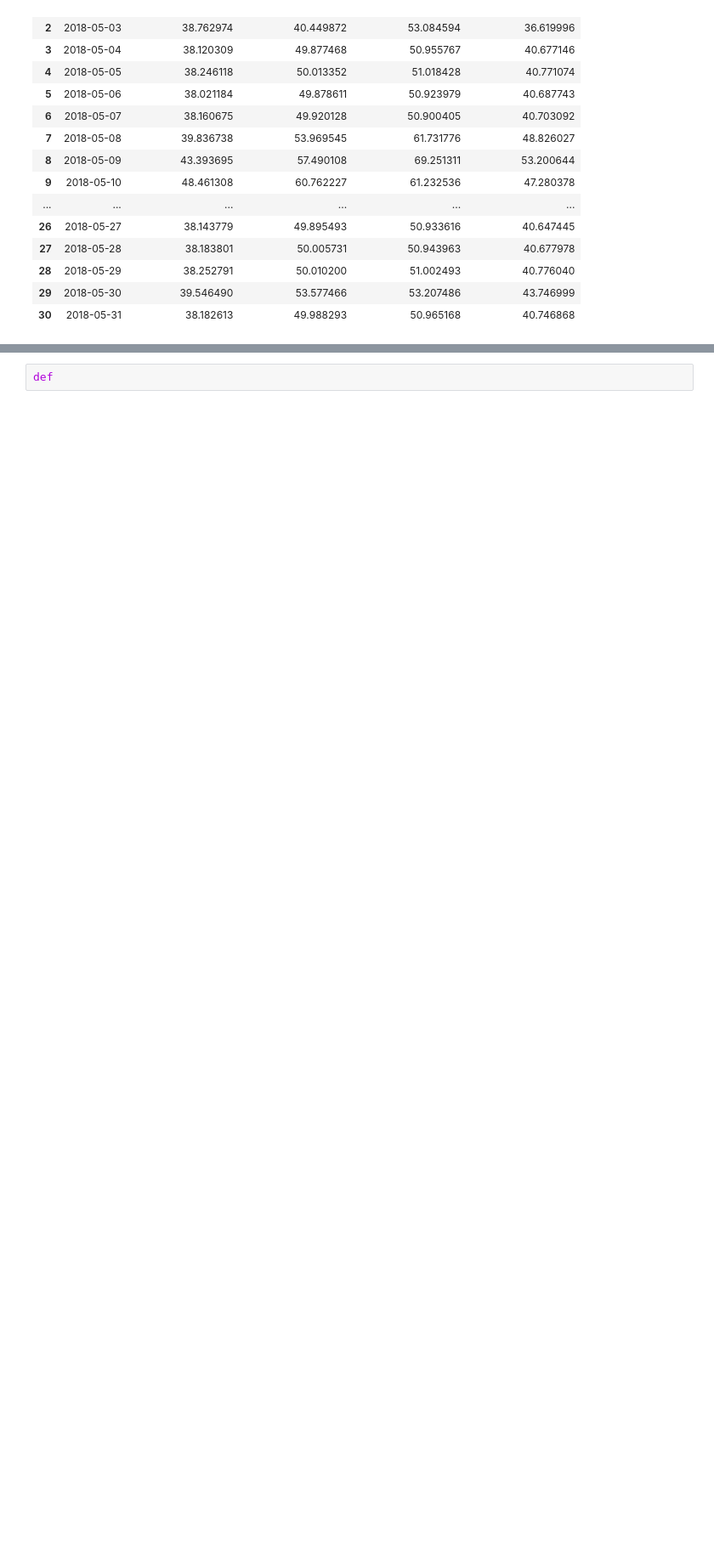
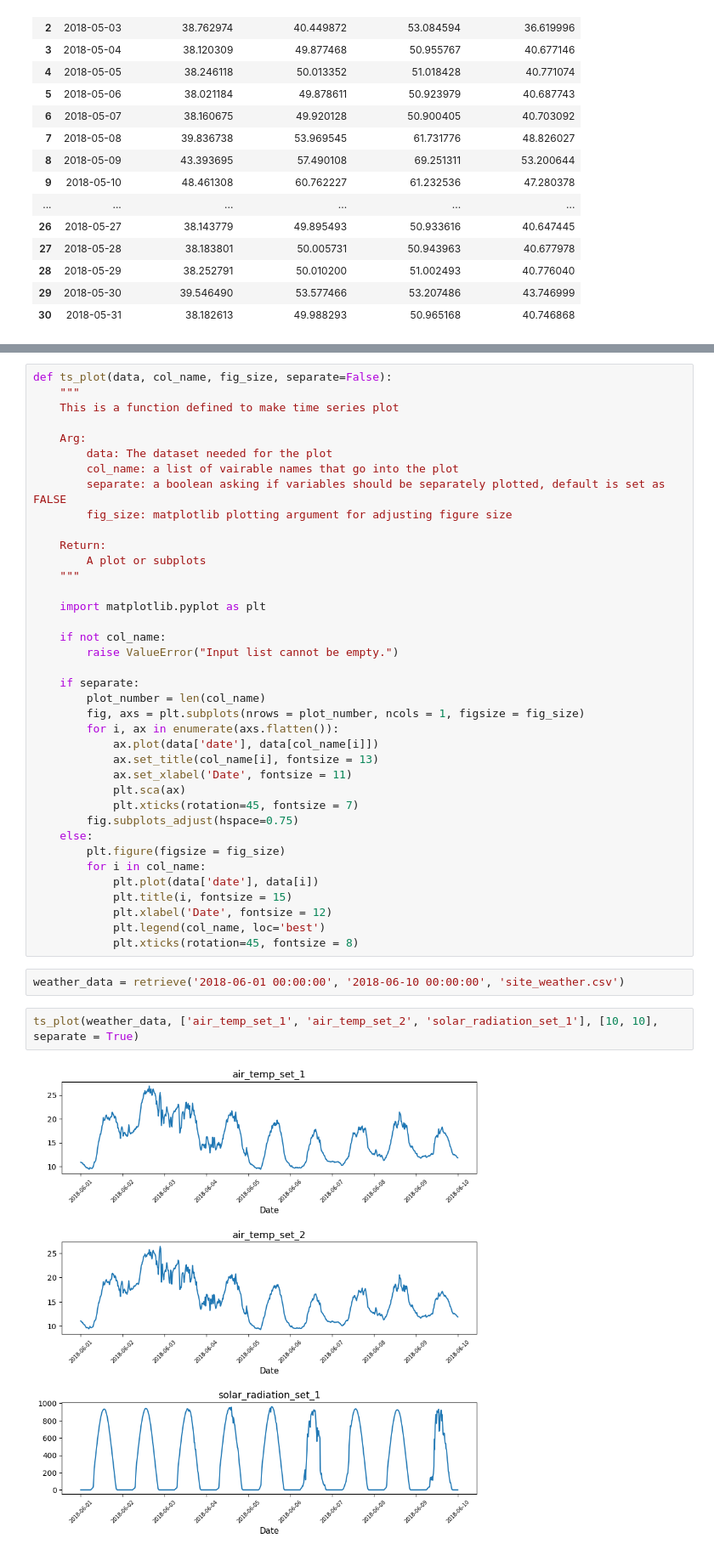
Before and after one commit to UCB-stat-159-s23/project-project-group22, a Jupyter notebook: analysis.ipynb, the cells around one changed output, grey strips where cells are left out. Shown at 85% size. Saved outputs shown, nothing was run; the diff lists cells and outputs as text; blank space fills up the shorter version.

Commit message:
Updated analysis file with rtu energy calculation and plot function

```diff
--- a/analysis.ipynb
+++ b/analysis.ipynb
@@ -188,2 +220,44 @@ print(daily.__doc__)
 # %%
-def
+def ts_plot(data, col_name, fig_size, separate=False):
+    """
+    This is a function defined to make time series plot
+
+    Arg:
+        data: The dataset needed for the plot
+        col_name: a list of vairable names that go into the plot
+        separate: a boolean asking if variables should be separately plotted, default is set as FALSE
+        fig_size: matplotlib plotting argument for adjusting figure size
+
+    Return:
+        A plot or subplots
+    """
+
+    import matplotlib.pyplot as plt
+
+    if not col_name:
+        raise ValueError("Input list cannot be empty.")
+
+    if separate:
+        plot_number = len(col_name)
+        fig, axs = plt.subplots(nrows = plot_number, ncols = 1, figsize = fig_size)
+        for i, ax in enumerate(axs.flatten()):
+            ax.plot(data['date'], data[col_name[i]])
+            ax.set_title(col_name[i], fontsize = 13)
+            ax.set_xlabel('Date', fontsize = 11)
+            plt.sca(ax)
+            plt.xticks(rotation=45, fontsize = 7)
+        fig.subplots_adjust(hspace=0.75)
+    else:
+        plt.figure(figsize = fig_size)
+        for i in col_name:
+            plt.plot(data['date'], data[i])
+            plt.title(i, fontsize = 15)
+            plt.xlabel('Date', fontsize = 12)
+            plt.legend(col_name, loc='best')
+            plt.xticks(rotation=45, fontsize = 8)
+# %%
+weather_data = retrieve('2018-06-01 00:00:00', '2018-06-10 00:00:00', 'site_weather.csv')
+# %%
+ts_plot(weather_data, ['air_temp_set_1', 'air_temp_set_2', 'solar_radiation_set_1'], [10, 10], separate = True)
+# %% [output]
+[figure, added]
```
Also changed, not shown: parts of 11 cells of this notebook, 1 other file.
